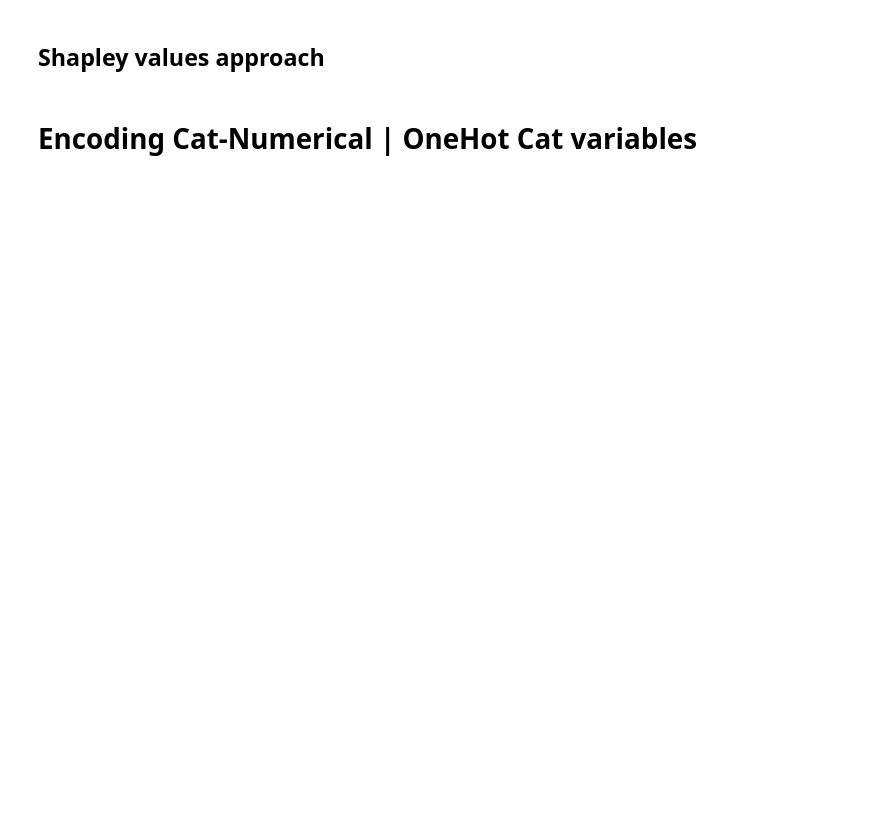
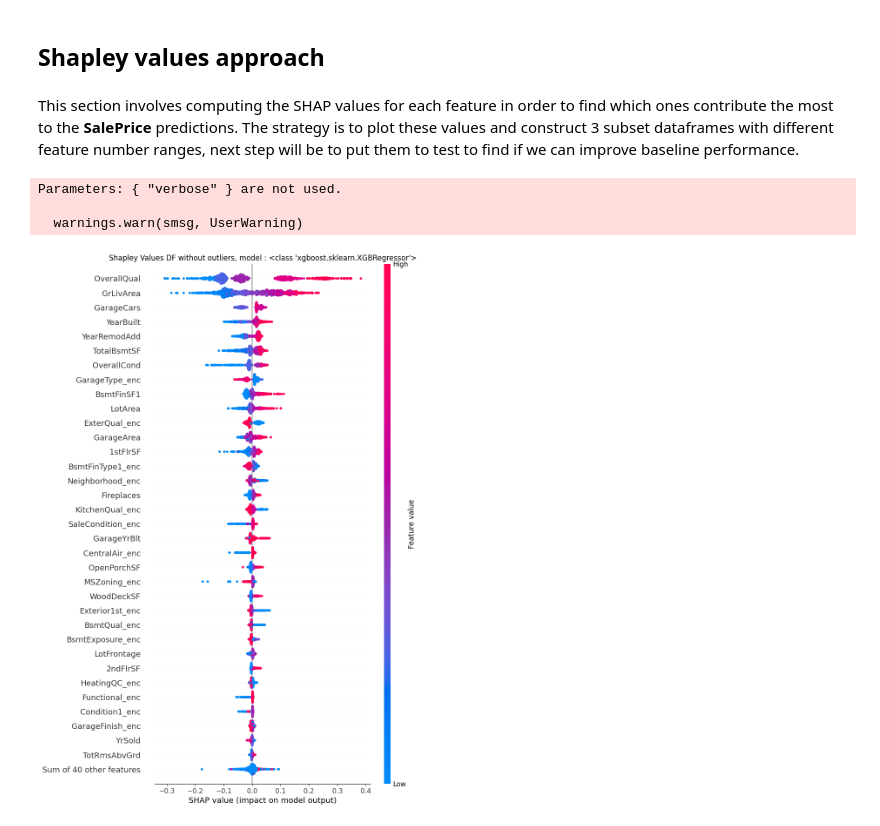
Before and after one commit to kevinmedinag96/House-Price-Prediction-KG, a Jupyter notebook: HPP-Part Two.ipynb, the cells around one changed output. Drawn from its saved outputs; the diff is of its cells as text; code cells hidden in the pictures; blank space fills up the shorter version.

Commit message:
Feature Encoding/Model Experimentation Done (Notebook 3). Submission set up. Best MSE Test score : 0.19

```diff
--- a/HPP-Part Two.ipynb
+++ b/HPP-Part Two.ipynb
@@ -811,4 +541,52 @@ Parameters: { "verbose" } are not used.
 # %% [markdown]
 ## Shapley values approach
-# %% [markdown]
-# Encoding Cat-Numerical | OneHot Cat variables
+# %% [markdown]
+This section involves computing the SHAP values for each feature in order to find which ones contribute the most to the **SalePrice** predictions. The strategy is to plot these values and construct 3 subset dataframes with different feature number ranges, next step will be to put them to test to find if we can improve baseline performance.
+# %%
+X_shap_df_feat_sel = df_wo_outliers.drop(["SalePrice"],axis = 1)
+y_shap_df_feat_sel= df_wo_outliers["SalePrice"]
+
+
+X_train_shap,X_valid_shap,y_train_shap, y_valid_shap = train_test_split(
+    X_shap_df_feat_sel.to_numpy(),y_shap_df_feat_sel.to_numpy(),test_size=test_size,random_state=random_state)
+
+
+y_train_shap = y_train_shap.reshape(-1,1)
+y_valid_shap = y_valid_shap.reshape(-1,1)
+
+#Normalize train shap
+
+scaler_X_shap = StandardScaler().fit(X_train_shap)
+
+X_train_shap_norm = scaler_X_shap.transform(X_train_shap)
+y_train_shap_norm = np.log(y_train_shap)
+
+#normalize validation shap, mean and stddev from training distribution
+
+mean_X_train_shap = scaler_X_shap.mean_.reshape(1,-1).repeat(X_valid_shap.shape[0],axis=0)
+
+X_valid_shap_norm = (X_valid_shap - mean_X_train_shap) / scaler_X_shap.scale_
+y_valid_shap_norm = np.log(y_valid_shap)
+# %%
+# Train XGBRegressor
+
+model_shap_3 = xgb.XGBRegressor(n_estimators=n_estimators, max_depth=max_depth, eta=learning_rate, subsample=0.7, colsample_bytree=0.8,
+                     verbose=verbose)
+model_shap_3.fit(X_train_shap_norm,y_train_shap_norm)
+# explain the model's predictions using SHAP
+explainer3 = shap.Explainer(model_shap_3,seed=random_state)
+
+
+explanation3 = shap.Explanation(
+    values=explainer3(X_train_shap_norm),
+    feature_names=X_shap_df_feat_sel.columns
+)
+
+shap.plots.beeswarm(explanation3,max_display=35,show=False)
+plt.title(f"Shapley Values DF without outliers, model : {model_shap_3.__class__}")
+plt.show()
+# %% [output]
+Parameters: { "verbose" } are not used.
+
+  warnings.warn(smsg, UserWarning)
+[figure, added]
```
Also changed, not shown: parts of 34 cells of this notebook, 6 other files.
